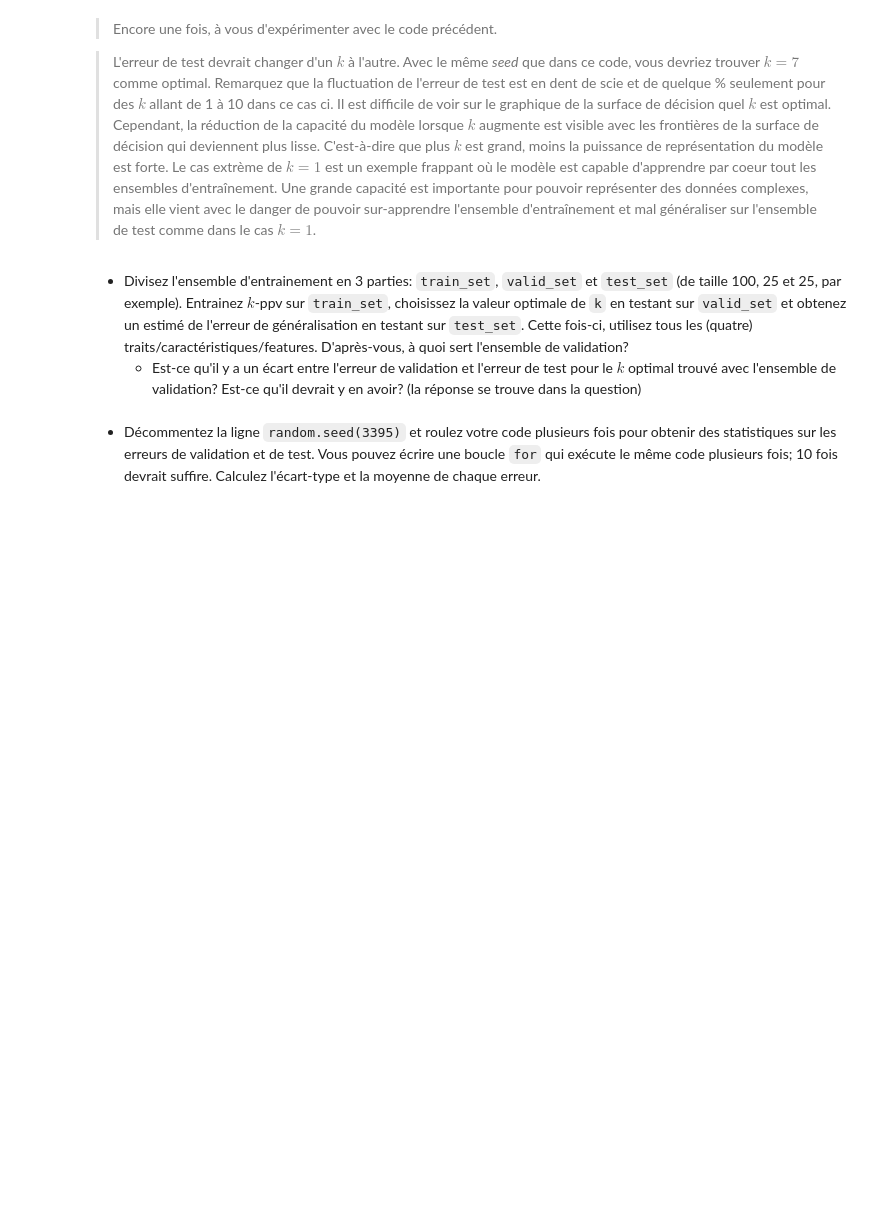
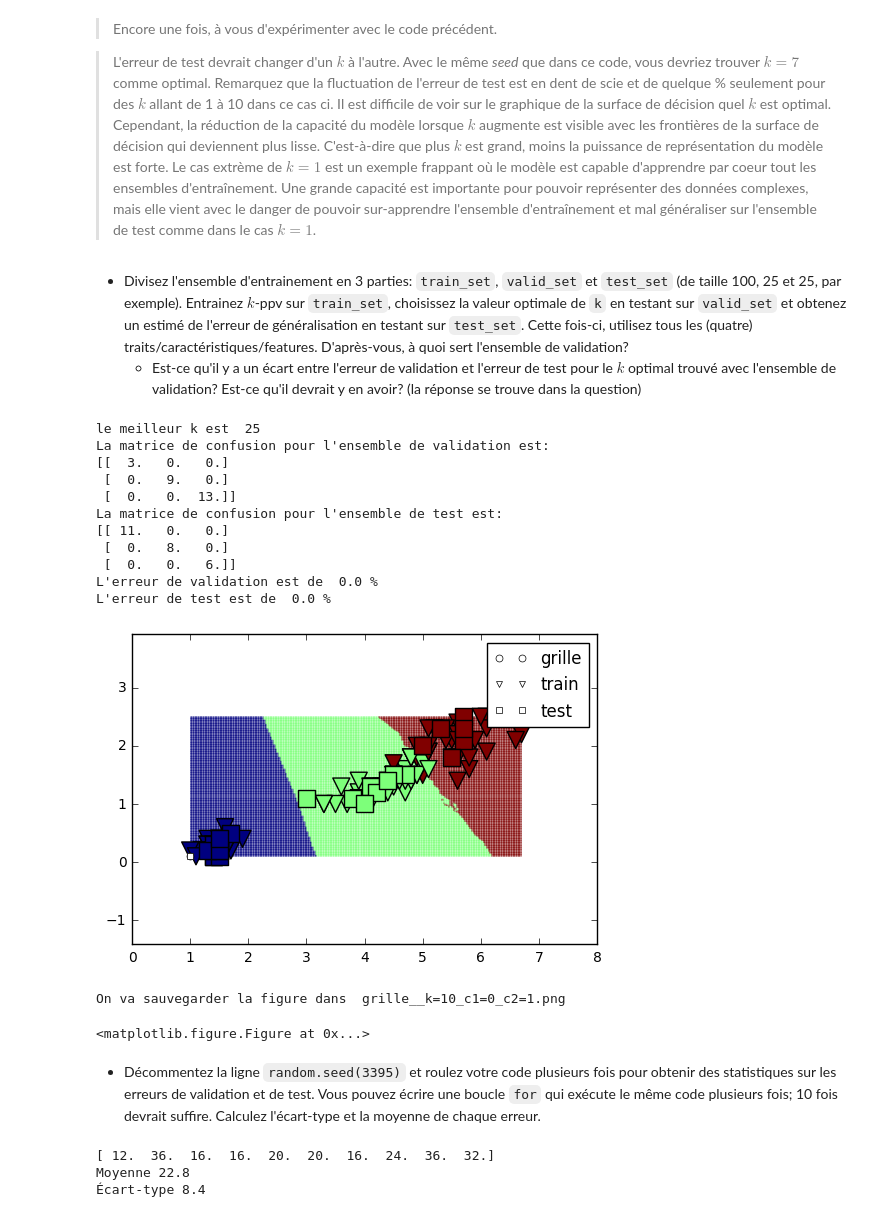
Before and after one commit to Louis-udm/ift-labo, a Jupyter notebook: 4 - solutions.ipynb, the cells around one changed output. Saved outputs shown, nothing was run; the diff lists cells and outputs as text; code cells hidden in the pictures; blank space fills up the shorter version.

```diff
--- a/4 - solutions.ipynb
+++ b/4 - solutions.ipynb
@@ -408,9 +421,24 @@ def graphiques(train_set, valid_set, test_set, model):
     else:
         print 'Trop de dimensions (', len(train_cols),') pour pouvoir afficher la surface de decision'
 # %%
-train_set, valid_set, test_set, best_model, best_k = experience(n_train=100,n_valid=25,train_cols=[0,1],ks=xrange(1,100))
+train_set, valid_set, test_set, best_model, best_k = experience(n_train=100,n_valid=25,train_cols=[2,3],ks=xrange(1,100))
 print "le meilleur k est ",best_k
 graphiques(train_set, valid_set, test_set, best_model)
+# %% [output]
+le meilleur k est  25
+La matrice de confusion pour l'ensemble de validation est:
+[[  3.   0.   0.]
+ [  0.   9.   0.]
+ [  0.   0.  13.]]
+La matrice de confusion pour l'ensemble de test est:
+[[ 11.   0.   0.]
+ [  0.   8.   0.]
+ [  0.   0.   6.]]
+L'erreur de validation est de  0.0 %
+L'erreur de test est de  0.0 %
+[figure, added]
+On va sauvegarder la figure dans  grille__k=10_c1=0_c2=1.png
+<matplotlib.figure.Figure at 0x...>
 # %% [markdown]
 - Décommentez la ligne `random.seed(3395)` et roulez votre code plusieurs fois pour obtenir des statistiques sur les erreurs de validation et de test. Vous pouvez écrire une boucle `for` qui exécute le même code plusieurs fois; 10 fois devrait suffire. Calculez l'écart-type et la moyenne de chaque erreur.
 # %%
@@ -434,3 +462,7 @@ for i in range(N):
 print results
 print "Moyenne", results.mean()
 print "Écart-type", results.std()
+# %% [output]
+[ 12.  36.  16.  16.  20.  20.  16.  24.  36.  32.]
+Moyenne 22.8
+Écart-type 8.4
```
Also changed, not shown: parts of 2 cells of this notebook, 2 other files.
